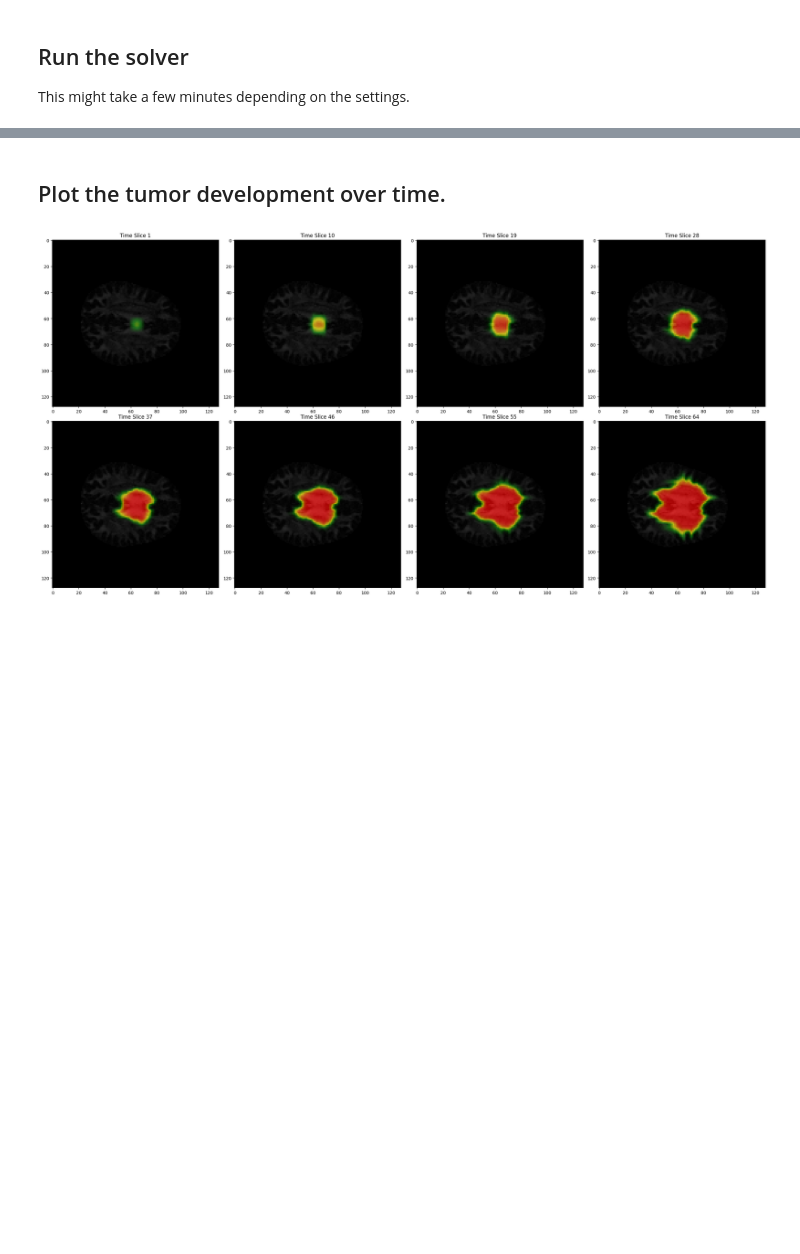
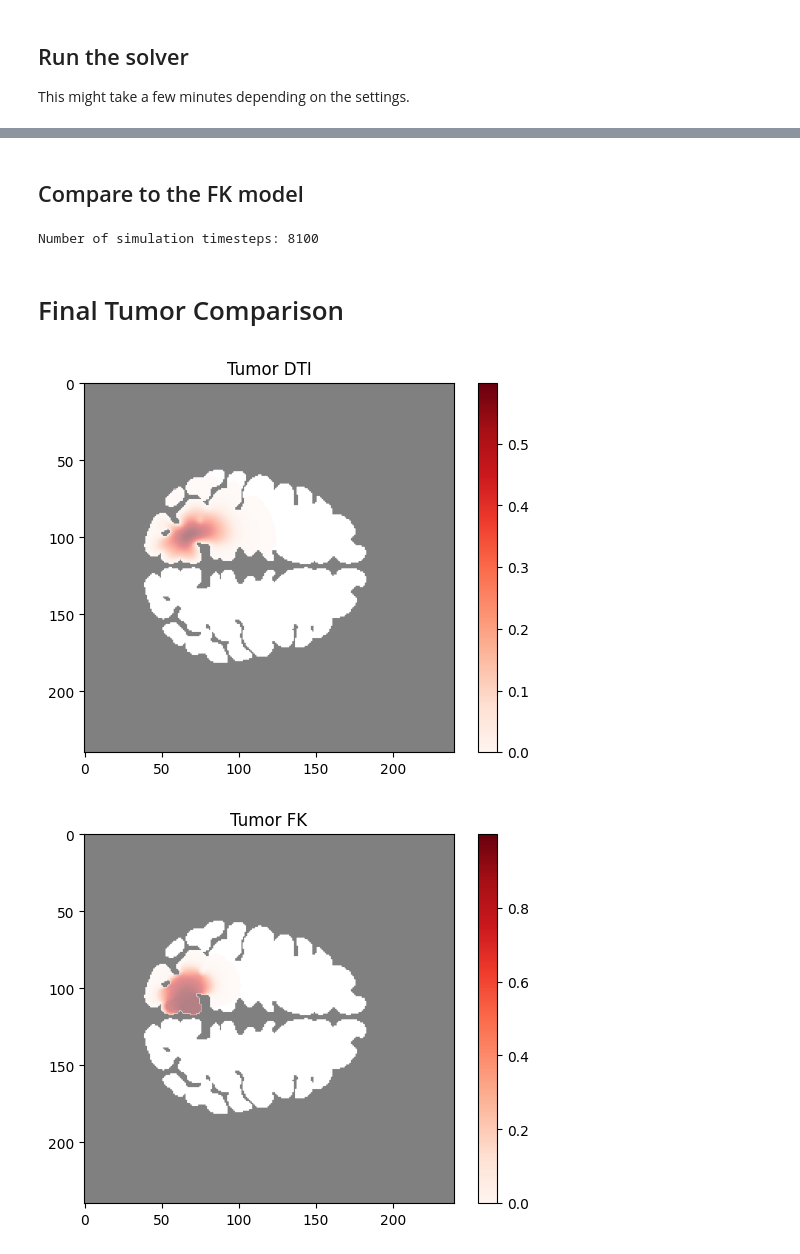
Before and after one commit to m1balcerak/TumorGrowthToolkit, a Jupyter notebook: FK_DTI_example.ipynb, the cells around one changed output, grey strips where cells are left out. Drawn from its saved outputs; the diff is of its cells as text; code cells hidden in the pictures; blank space fills up the shorter version.

```diff
--- a/FK_DTI_example.ipynb
+++ b/FK_DTI_example.ipynb
@@ -69,28 +119,46 @@ Simulation successful!
-# %% [markdown]
-## Plot the tumor development over time.
-# %%
-# Create custom color maps
-cmap1 = matplotlib.colors.LinearSegmentedColormap.from_list('my_cmap', ['black', 'white'], 256)
-cmap2 = matplotlib.colors.LinearSegmentedColormap.from_list('my_cmap2', ['black', 'green', 'yellow', 'red'], 256)
-
-# Calculate the slice index
-NzT = int(parameters['NzT1_pct'] * tissue.shape[2])
-
-def plot_time_series(wm_data, time_series_data, slice_index):
-    plt.figure(figsize=(24, 12))
-
-    # Generate 8 indices evenly spaced across the time series length
-    time_points = np.linspace(0, time_series_data.shape[0] - 1, 8, dtype=int)
-
-    for i, t in enumerate(time_points):
-        plt.subplot(2, 4, i + 1)  # 2 rows, 4 columns, current subplot index
-        plt.imshow(wm_data[:, :, slice_index], cmap=cmap1, vmin=0, vmax=1, alpha=1)
-        plt.imshow(time_series_data[t, :, :, slice_index], cmap=cmap2, vmin=0, vmax=1, alpha=0.65)
-        plt.title(f"Time Slice {t + 1}")
-
-    plt.tight_layout()
-    plt.show()
-
-plot_time_series(np.mean(tissue, axis=3),result['time_series'], NzT)
-# %% [output]
-[figure, removed]
+# %% [markdown]
+## Compare to the FK model
+# %%
+gm = tissue == 2
+wm = tissue == 3
+gm[CSFMask] = 0
+wm[CSFMask] = 0
+parametersFK = {
+    'Dw': dw,          # maximum diffusion coefficient
+    'rho': rho,        # Proliferation rate
+    'gm' : gm,
+    'wm' : wm,
+    'NxT1_pct': parameters["NxT1_pct"],    # tumor position [%]
+    'NyT1_pct': parameters["NyT1_pct"],
+    'NzT1_pct': parameters["NzT1_pct"],
+    'init_scale': init_scale, #scale of the initial gaussian
+    'resolution_factor': resolution_factor, #resultion scaling for calculations
+    'verbose': True, #printing timesteps
+    'time_series_solution_Nt': 64, # number of timesteps in the output
+    'stopping_volume': stoppingVolume,
+    'stopping_time': 1000,
+}
+
+
+fkSolver = FK_Solver(parametersFK)
+resultFK = fkSolver.solve()
+# %% [output]
+Number of simulation timesteps: 8100
+# %% [markdown]
+# Final Tumor Comparison
+# %%
+
+plt.imshow(tissue[:,:,z]>0,alpha=0.5*(tissue[:,:,z]==0), cmap='gray')
+plt.imshow(result['final_state'][:,:,z], alpha=0.5*(result['final_state'][:,:,z]>0.0001), cmap = "Reds")
+plt.colorbar()
+plt.title('Tumor DTI')
+plt.show()
+plt.imshow(tissue[:,:,z]>0,alpha=0.5*(tissue[:,:,z]==0), cmap='gray')
+plt.imshow(resultFK['final_state'][:,:,z], alpha=0.5*(resultFK['final_state'][:,:,z]>0.0001), cmap = "Reds")
+
+plt.title('Tumor FK')
+plt.colorbar()
+plt.show()
+# %% [output]
+[figure, added]
+[figure, added]
```
Also changed, not shown: parts of 6 cells of this notebook.
